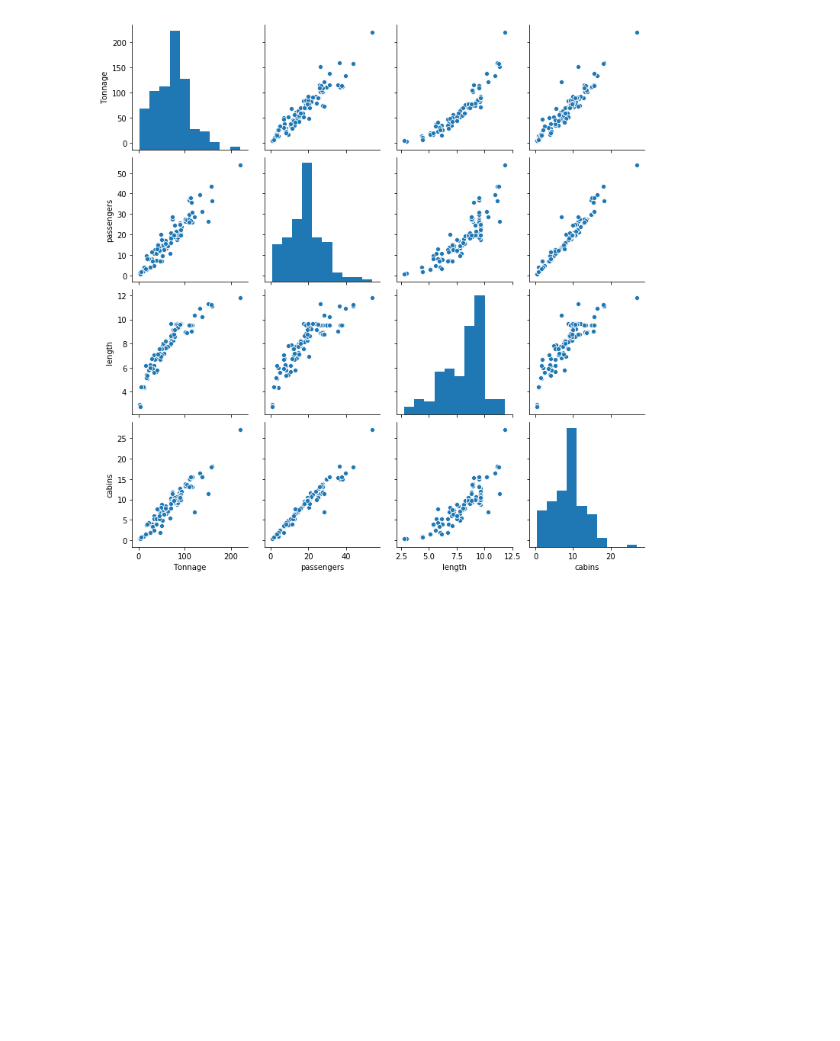
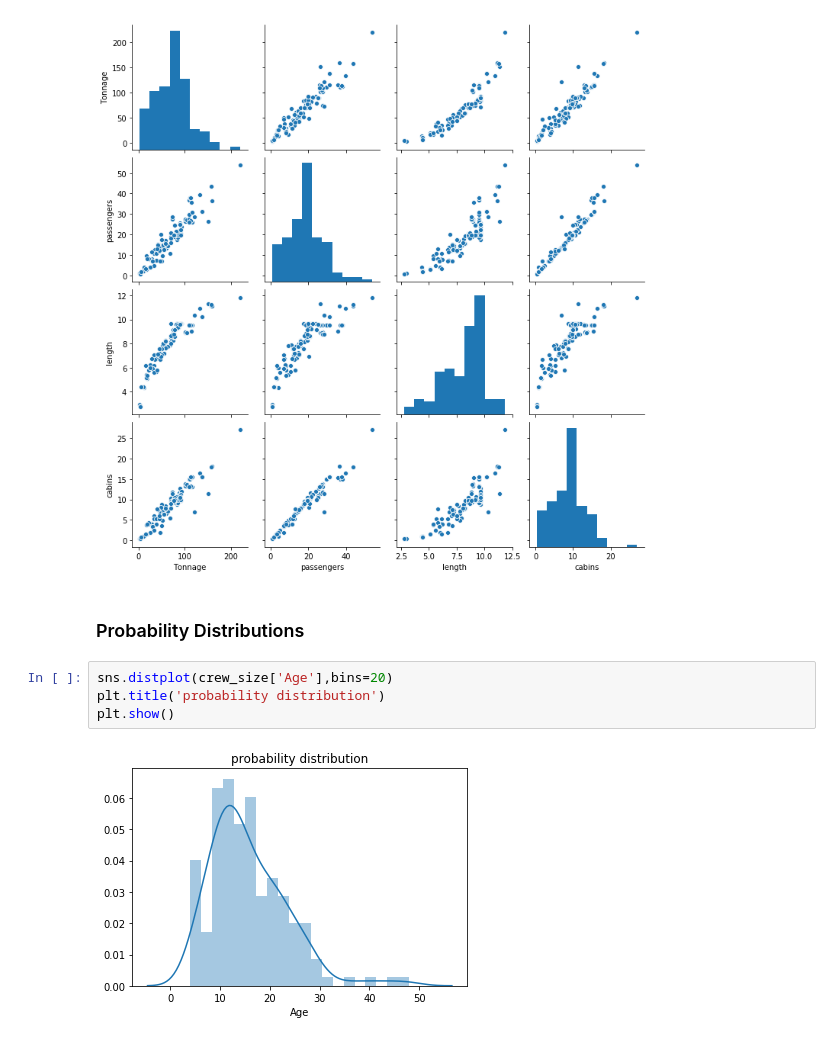
Before and after one commit to monikadelekta/Ship-Crew-Size-Recommender, a Jupyter notebook: Crew_Size_Recommender.ipynb, the cells around one changed output. Saved outputs shown, nothing was run; the diff lists cells and outputs as text; blank space fills up the shorter version.

Commit message:
added basic probability distributions

```diff
--- a/Crew_Size_Recommender.ipynb
+++ b/Crew_Size_Recommender.ipynb
@@ -61,3 +62,11 @@ sns.pairplot(crew_size[columns_reduced])
 # %% [output]
 <seaborn.axisgrid.PairGrid at 0x...>
 [figure]
+# %% [markdown]
+### Probability Distributions
+# %%
+sns.distplot(crew_size['Age'],bins=20)
+plt.title('probability distribution')
+plt.show()
+# %% [output]
+[figure, added]
```
Also changed, not shown: parts of 3 cells of this notebook.
